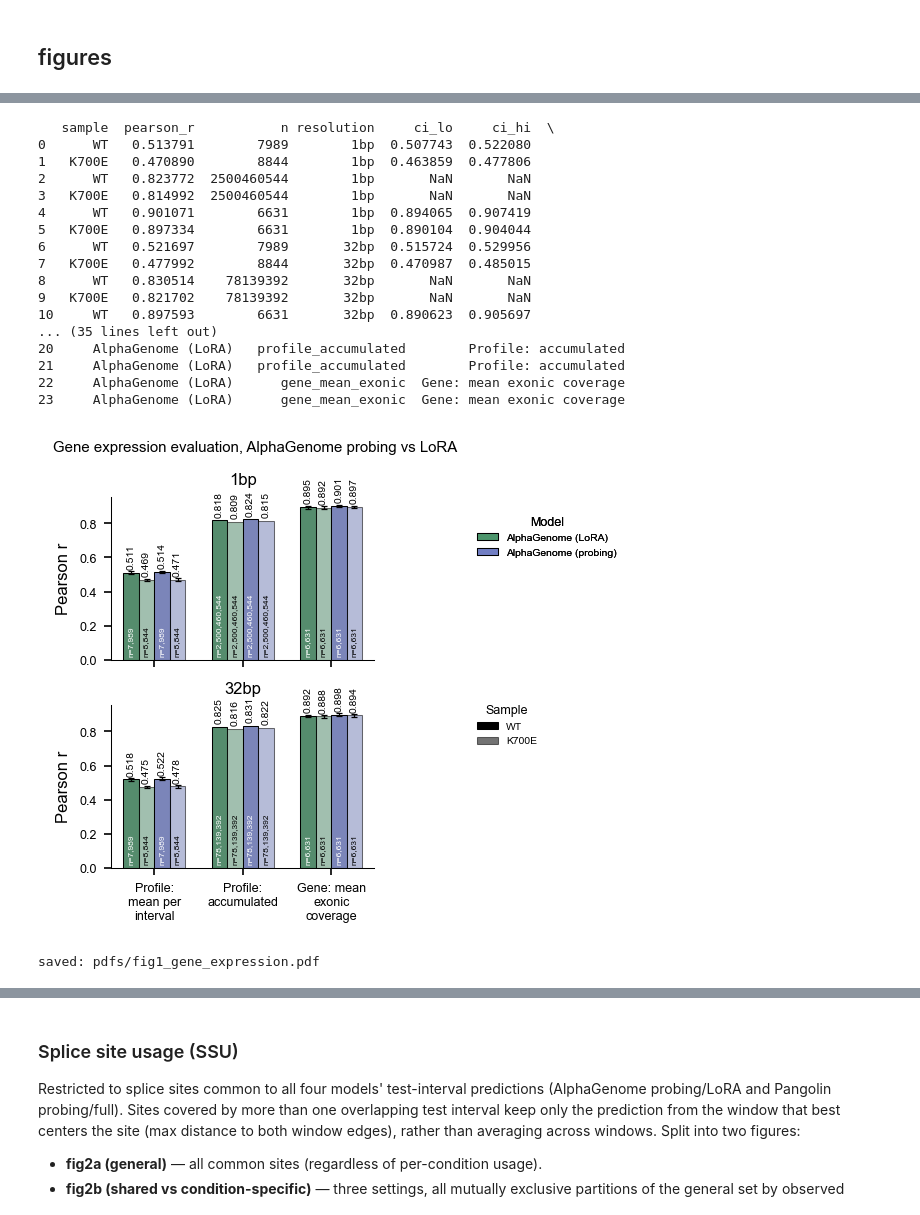
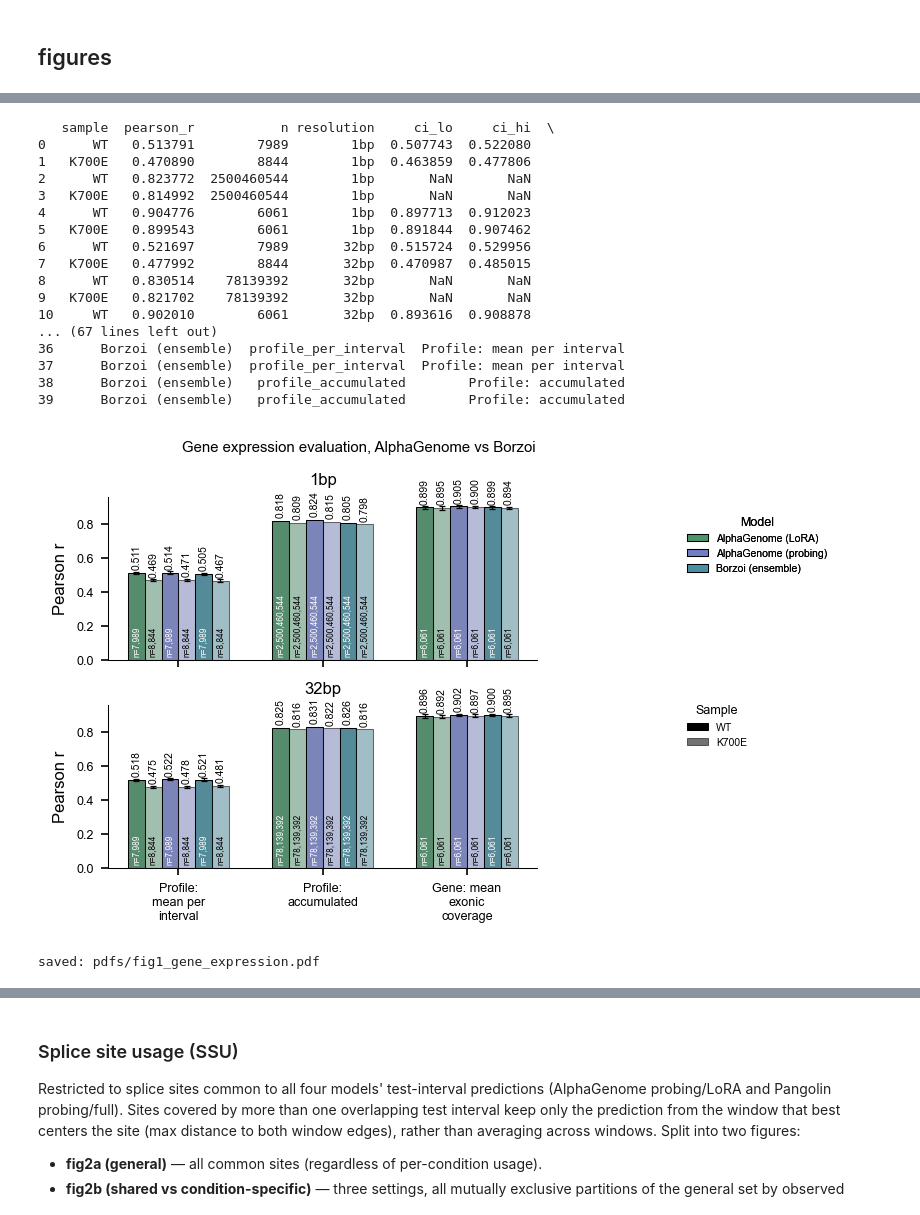
Before and after one commit to MiqG/alphagenome_finetuning_rna, a Jupyter notebook: figures/paper.ipynb, the cells around one changed output, grey strips where cells are left out. Drawn from its saved outputs; the diff is of its cells as text; code cells hidden in the pictures.

```diff
--- a/figures/paper.ipynb
+++ b/figures/paper.ipynb
@@ -20,6 +20,7 @@ PAL_MODELS = {
     "AlphaGenome (probing)": "#717EC3",
     "Pangolin (full)":       "#C95D63",
     "Pangolin (probing)":    "#EE8434",
+    "Borzoi (ensemble)":     "#4A90A4",
 }
 
 # Sample shown as an alpha/tone modifier on top of the model color: WT first (higher
@@ -189,6 +190,10 @@ AG_RUNS = {
     "AlphaGenome (probing)": (EVAL_DIR,      "randinit__newloss__annotated__frozen__multigpu_ddp"),
 }
 
+# Borzoi: ensemble (mean of 4 replicate trunks) fine-tuned on the same tracks, evaluated by
+# workflows/12-borzoi_evaluation; only gene expression is available (no splice outputs).
+BORZOI_LABEL = "Borzoi (ensemble)"
+
 SAMPLE_LABELS = {
     "SRR17111303": "WT",
     "SRR17111311": "K700E",
@@ -215,6 +222,7 @@ GENE_EXPR_LABELS = {
     "gene_mean_exonic":     "Gene: mean exonic coverage",
 }
 RESOLUTIONS = ["1bp", "32bp"]
+GENE_EXPR_MODELS = list(AG_RUNS.keys()) + [BORZOI_LABEL]
 
 gene_expr_metrics = pd.read_parquet(os.path.join(ROOT, "results", "paper", "gene_expr_metrics.parquet"))
 print(gene_expr_metrics)
@@ -224,30 +232,30 @@ print(gene_expr_metrics)
 1   K700E   0.470890        8844        1bp  0.463859  0.477806
 2      WT   0.823772  2500460544        1bp       NaN       NaN
 3   K700E   0.814992  2500460544        1bp       NaN       NaN
-4      WT   0.901071        6631        1bp  0.894065  0.907419
-5   K700E   0.897334        6631        1bp  0.890104  0.904044
+4      WT   0.904776        6061        1bp  0.897713  0.912023
+5   K700E   0.899543        6061        1bp  0.891844  0.907462
 6      WT   0.521697        7989       32bp  0.515724  0.529956
 7   K700E   0.477992        8844       32bp  0.470987  0.485015
 8      WT   0.830514    78139392       32bp       NaN       NaN
 9   K700E   0.821702    78139392       32bp       NaN       NaN
-10     WT   0.897593        6631       32bp  0.890623  0.905697
-... (35 lines left out)
-20     AlphaGenome (LoRA)   profile_accumulated        Profile: accumulated
-21     AlphaGenome (LoRA)   profile_accumulated        Profile: accumulated
-22     AlphaGenome (LoRA)      gene_mean_exonic  Gene: mean exonic coverage
-23     AlphaGenome (LoRA)      gene_mean_exonic  Gene: mean exonic coverage
+10     WT   0.902010        6061       32bp  0.893616  0.908878
+... (67 lines left out)
+36      Borzoi (ensemble)  profile_per_interval  Profile: mean per interval
+37      Borzoi (ensemble)  profile_per_interval  Profile: mean per interval
+38      Borzoi (ensemble)   profile_accumulated        Profile: accumulated
+39      Borzoi (ensemble)   profile_accumulated        Profile: accumulated
 # %%
 plot_setting_bars(
     data=gene_expr_metrics,
     x_col="setting", x_order=GENE_EXPR_SETTINGS,
     x_labels=[GENE_EXPR_LABELS[s] for s in GENE_EXPR_SETTINGS],
     y_col="pearson_r",
-    title="Gene expression evaluation, AlphaGenome probing vs LoRA",
+    title="Gene expression evaluation, AlphaGenome vs Borzoi",
     outfile=os.path.join(OUTPUT_DIR, "fig1_gene_expression.pdf"),
     ylabel="Pearson r",
-    models=list(AG_RUNS.keys()),
+    models=GENE_EXPR_MODELS,
     row="resolution", row_order=RESOLUTIONS,
 )
 # %% [output]
-[figure, old version]
+[figure, new version]
 saved: pdfs/fig1_gene_expression.pdf
```
Also changed, not shown: parts of 5 cells of this notebook, 2 other files.
